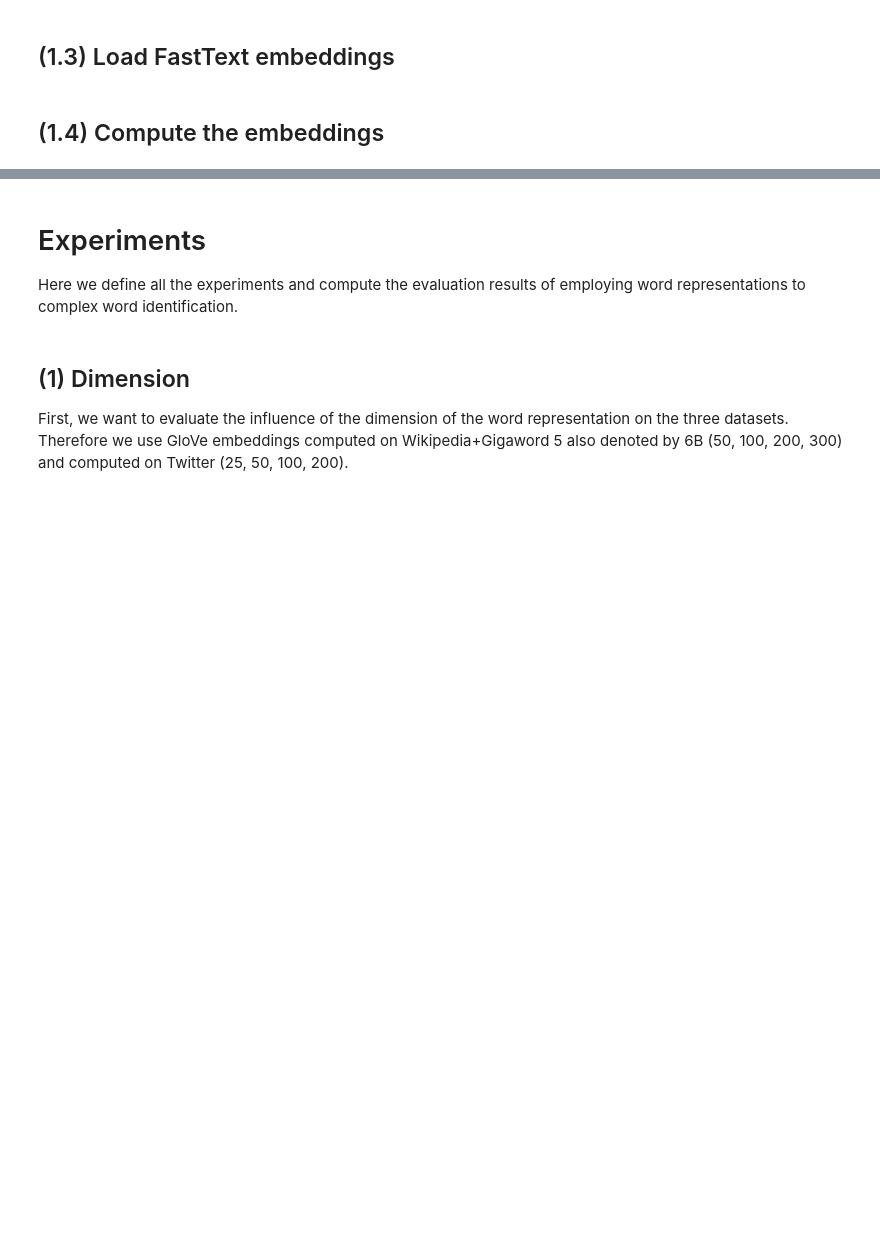
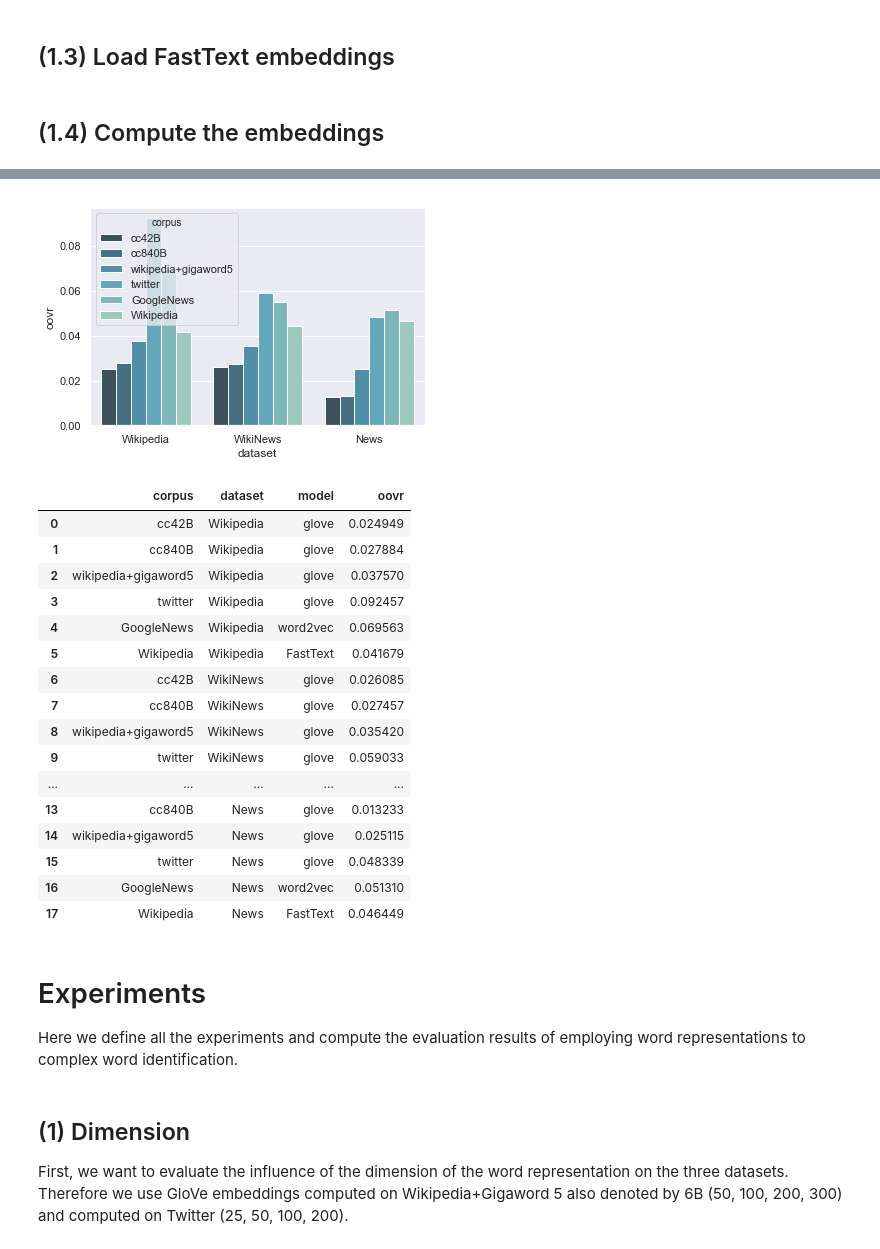
Before and after one commit to kristiankolthoff/CoWoPhId, a Jupyter notebook: python/word_embeddings_experiments.ipynb, the cells around one changed output, grey strips where cells are left out. Cells and saved outputs as stored; diff of their text form; code cells hidden in the pictures; blank space fills up the shorter version.

Commit message:
OOVR plots for word embedding features

```diff
--- a/python/word_embeddings_experiments.ipynb
+++ b/python/word_embeddings_experiments.ipynb
@@ -297,0 +315,26 @@ plt.show()
+# %%
+from collections import namedtuple
+
+SimpleResult = namedtuple('SimpleResult', 'model_name, model_corpus, dataset, oovr')
+
+def word_in_model_vocab(word, model):
+    return True if word in model.vocab \
+            else word.strip().lower() in model.vocab
+
+def compute_oove_ratio(dataframe, model):
+    words = list(set([item for word in dataframe.target.str.split()
+                             for item in word]))
+    return 1 - (np.sum([1 for word in words
+                   if word_in_model_vocab(word, model)]) / len(words))
+
+def compute_oove_words(dataframe, model):
+    words = list(set([item for word in dataframe.target.str.split()
+                             for item in word]))
+    return [word for word in words
+                   if not word_in_model_vocab(word, model)]
+
+oovr_results = [SimpleResult(model.type, model.corpus, dataset.name,
+              compute_oove_ratio(dataset.train.append(dataset.test), model.model))
+              for dataset in datasets
+              for model in models]
+oovr_results
@@ -297,0 +400,36 @@ plt.show()
+# %%
+import seaborn as sns
+import pandas as pd
+import matplotlib.pyplot as plt
+
+sns.set(style="darkgrid", palette="GnBu_d")
+
+oovr_data = [{'model' : result.model_name,
+                    'dataset' : result.dataset, 'corpus': result.model_corpus , 'oovr' : result.oovr}
+                   for result in oovr_results]
+oovr_data = pd.DataFrame.from_records(oovr_data)
+
+oovr_plot = sns.barplot(x="dataset", y="oovr",
+             hue="corpus",
+             data=oovr_data)
+plt.show(oovr_plot)
+oovr_data
+# %% [output]
+[figure, added]
+|  | corpus | dataset | model | oovr |
+| 0 | cc42B | Wikipedia | glove | 0.024949 |
+| 1 | cc840B | Wikipedia | glove | 0.027884 |
+| 2 | wikipedia+gigaword5 | Wikipedia | glove | 0.037570 |
+| 3 | twitter | Wikipedia | glove | 0.092457 |
+| 4 | GoogleNews | Wikipedia | word2vec | 0.069563 |
+| 5 | Wikipedia | Wikipedia | FastText | 0.041679 |
+| 6 | cc42B | WikiNews | glove | 0.026085 |
+| 7 | cc840B | WikiNews | glove | 0.027457 |
+| 8 | wikipedia+gigaword5 | WikiNews | glove | 0.035420 |
+| 9 | twitter | WikiNews | glove | 0.059033 |
+| ... | ... | ... | ... | ... |
+| 13 | cc840B | News | glove | 0.013233 |
+| 14 | wikipedia+gigaword5 | News | glove | 0.025115 |
+| 15 | twitter | News | glove | 0.048339 |
+| 16 | GoogleNews | News | word2vec | 0.051310 |
+| 17 | Wikipedia | News | FastText | 0.046449 |
```
Also changed, not shown: parts of 8 cells of this notebook.
